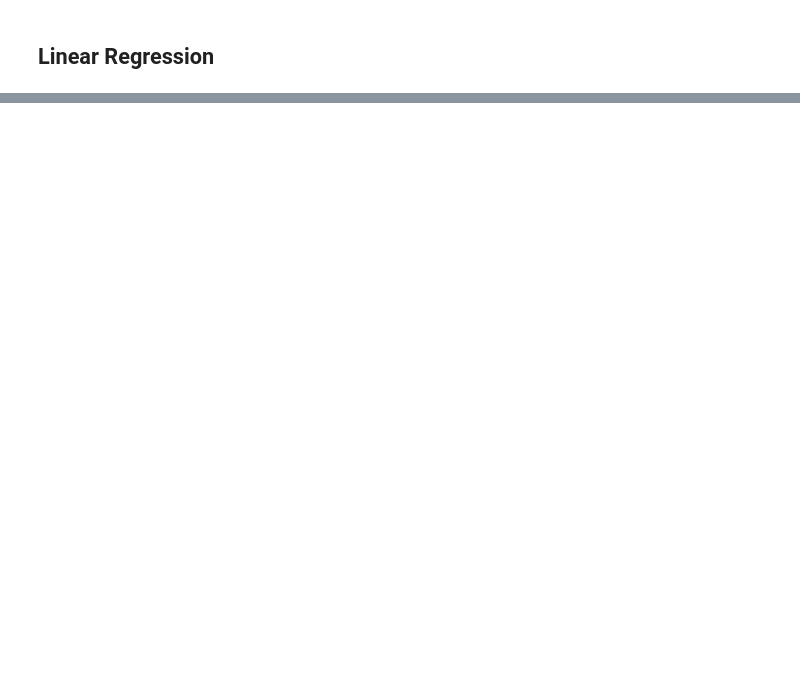
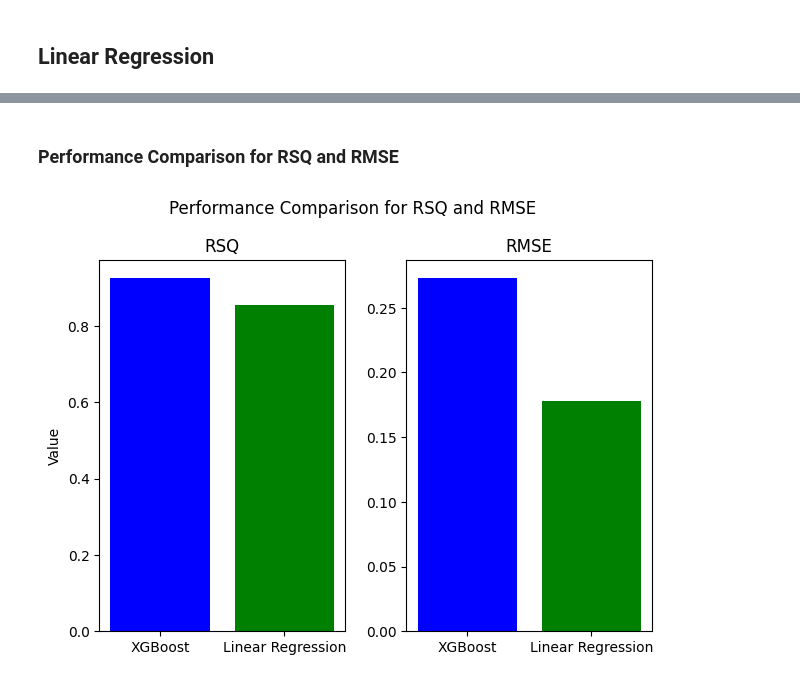
Before and after one commit to kevindangkhoama/project_voting, a Jupyter notebook: project3.ipynb, the cells around one changed output, grey strips where cells are left out. Saved outputs shown, nothing was run; the diff lists cells and outputs as text; code cells hidden in the pictures; blank space fills up the shorter version.

Commit message:
performance comparison model

```diff
--- a/project3.ipynb
+++ b/project3.ipynb
@@ -1020,0 +1014,37 @@ Linear Regression RMSE:  0.17807244184403284
+# %% [markdown]
+### Performance Comparison for RSQ and RMSE
+# %%
+import matplotlib.pyplot as plt
+import numpy as np
+
+# Rsq and RMSE values for XGBoost
+xgb_rsq = xgb.score(X_test, y_test)
+xgb_rmse = rmse_n
+
+# Rsq and RMSE values for Linear Regression
+linear_rsq = linear_reg.score(X_test_enc, y_test)
+linear_rmse = rmse
+
+# Labels and values
+labels_rsq = ['XGBoost', 'Linear Regression']
+labels_rmse = ['XGBoost', 'Linear Regression']
+values_rsq = [xgb_rsq, linear_rsq]
+values_rmse = [xgb_rmse, linear_rmse]
+colors = ['blue', 'green']
+
+# Plotting Rsq
+plt.subplot(1, 2, 1)
+plt.bar(labels_rsq, values_rsq, color=colors)
+plt.title('RSQ')
+plt.ylabel('Value')
+
+# Plotting RMSE
+plt.subplot(1, 2, 2)
+plt.bar(labels_rmse, values_rmse, color=colors)
+plt.title('RMSE')
+
+plt.suptitle('Performance Comparison for RSQ and RMSE')
+plt.tight_layout()
+plt.show()
+# %% [output]
+[figure, added]
```
Also changed, not shown: parts of 9 cells of this notebook.
